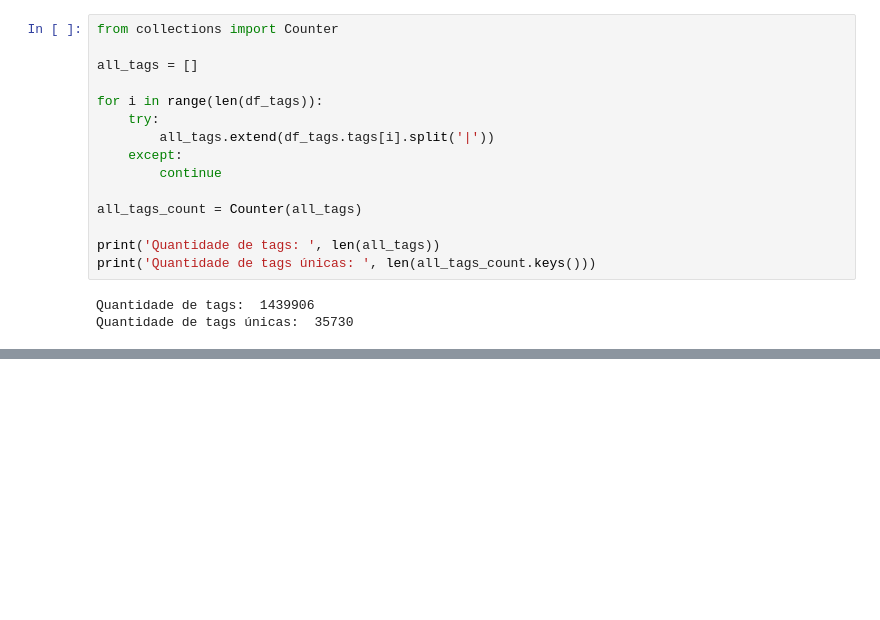
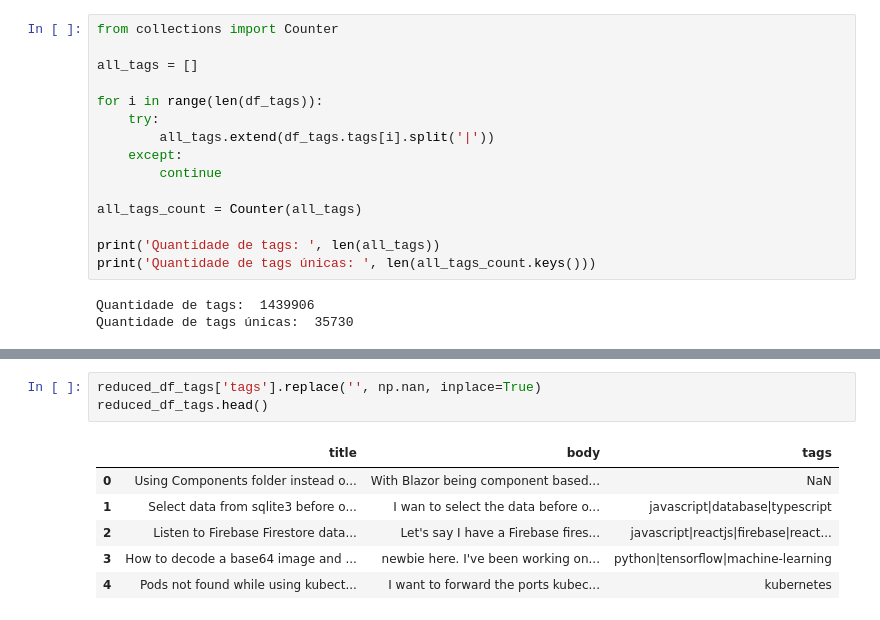
Before and after one commit to gabrielgcbs/stackoverflow-tags-recommendation, a Jupyter notebook: notebooks/exploratory_analysis.ipynb, the cells around one changed output, grey strips where cells are left out. Drawn from its saved outputs; the diff is of its cells as text; blank space fills up the shorter version.

```diff
--- a/notebooks/exploratory_analysis.ipynb
+++ b/notebooks/exploratory_analysis.ipynb
@@ -137,0 +179,10 @@ Quantidade de tags únicas:  35730
+# %%
+reduced_df_tags['tags'].replace('', np.nan, inplace=True)
+reduced_df_tags.head()
+# %% [output]
+|  | title | body | tags |
+| 0 | Using Components folder instead o... | With Blazor being component based... | NaN |
+| 1 | Select data from sqlite3 before o... | I wan to select the data before o... | javascript|database|typescript |
+| 2 | Listen to Firebase Firestore data... | Let's say I have a Firebase fires... | javascript|reactjs|firebase|react... |
+| 3 | How to decode a base64 image and ... | newbie here. I've been working on... | python|tensorflow|machine-learning |
+| 4 | Pods not found while using kubect... | I want to forward the ports kubec... | kubernetes |
```
Also changed, not shown: parts of 5 cells of this notebook.
